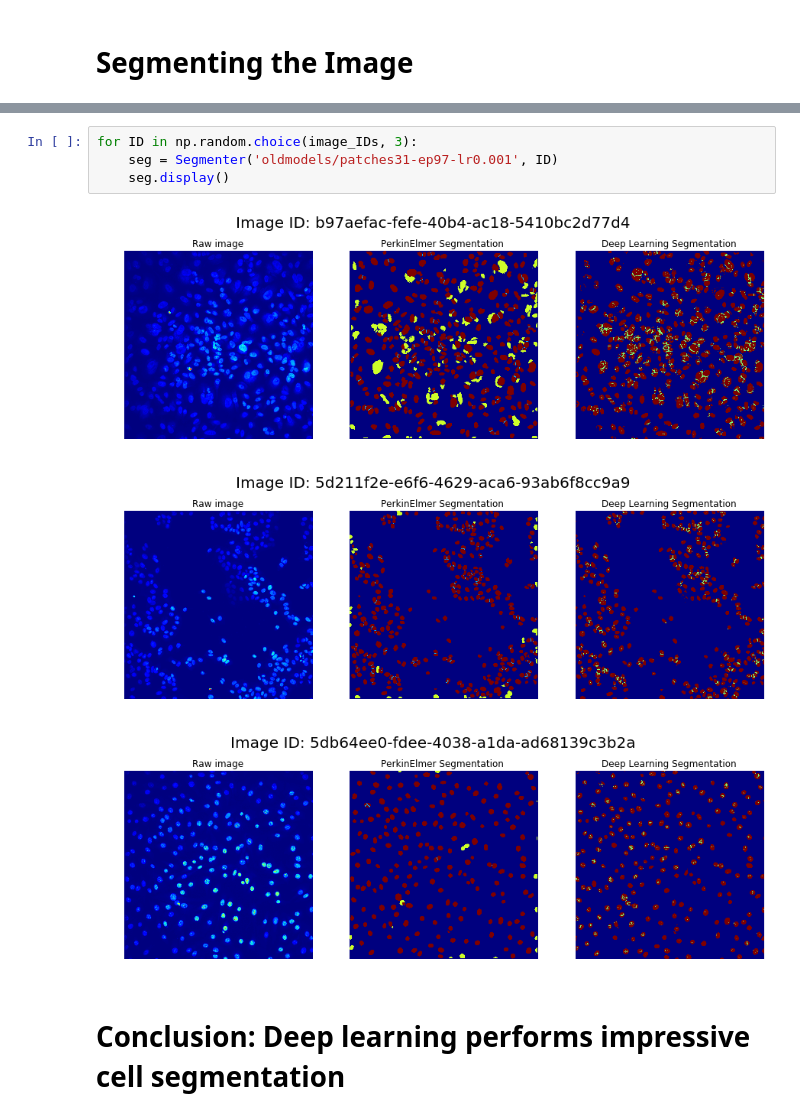
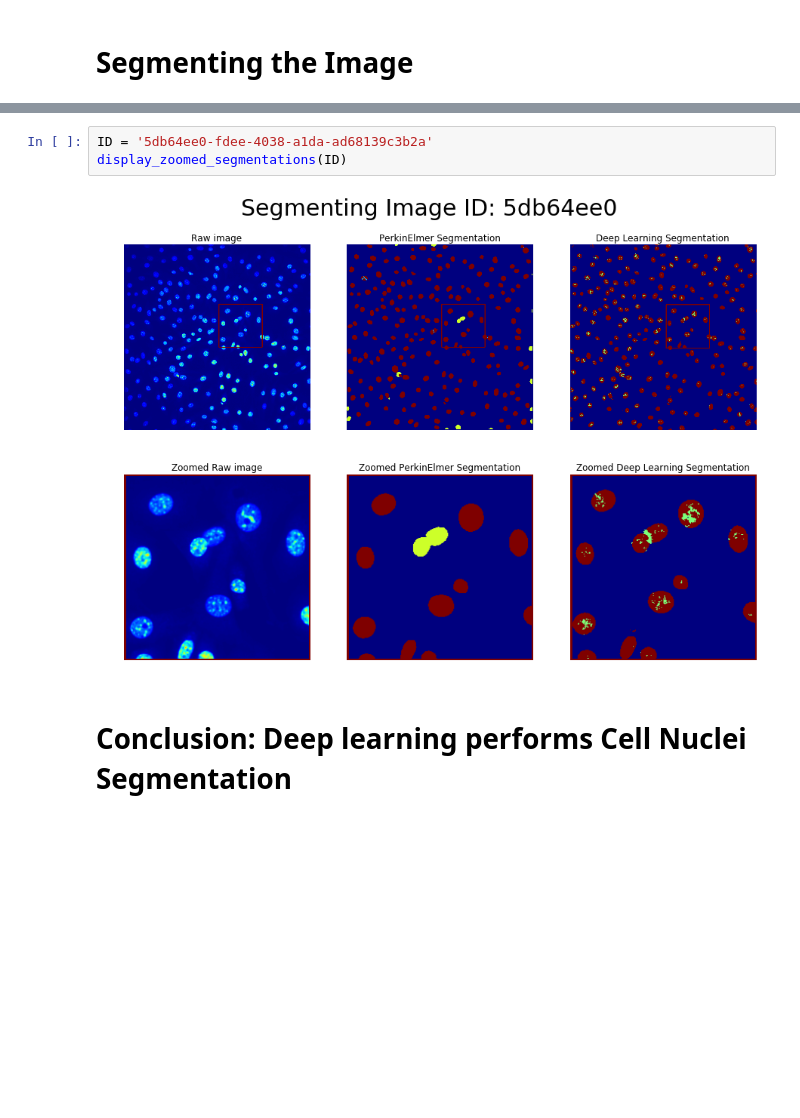
Before and after one commit to willgdjones/PerkinElmerHackathon, a Jupyter notebook: Deep Learning for Image Segmentation.ipynb, the cells around one changed output, grey strips where cells are left out. Cells and saved outputs as stored; diff of their text form; blank space fills up the shorter version.

```diff
--- a/Deep Learning for Image Segmentation.ipynb
+++ b/Deep Learning for Image Segmentation.ipynb
@@ -73,11 +71,8 @@ Image Segmentation can be reduced to a classification task. Given a new image, e
-# %%
-for ID in np.random.choice(image_IDs, 3):
-    seg = Segmenter('oldmodels/patches31-ep97-lr0.001', ID)
-    seg.display()
-# %% [output]
-[figure, removed]
-[figure, removed]
-[figure, removed]
+# %%
+ID = '5db64ee0-fdee-4038-a1da-ad68139c3b2a'
+display_zoomed_segmentations(ID)
+# %% [output]
+[figure, added]
 # %% [markdown]
-# Conclusion: Deep learning performs impressive cell segmentation
+# Conclusion: Deep learning performs Cell Nuclei Segmentation
 # %% [markdown]
```
Also changed, not shown: parts of 20 cells of this notebook, 3 other files.
